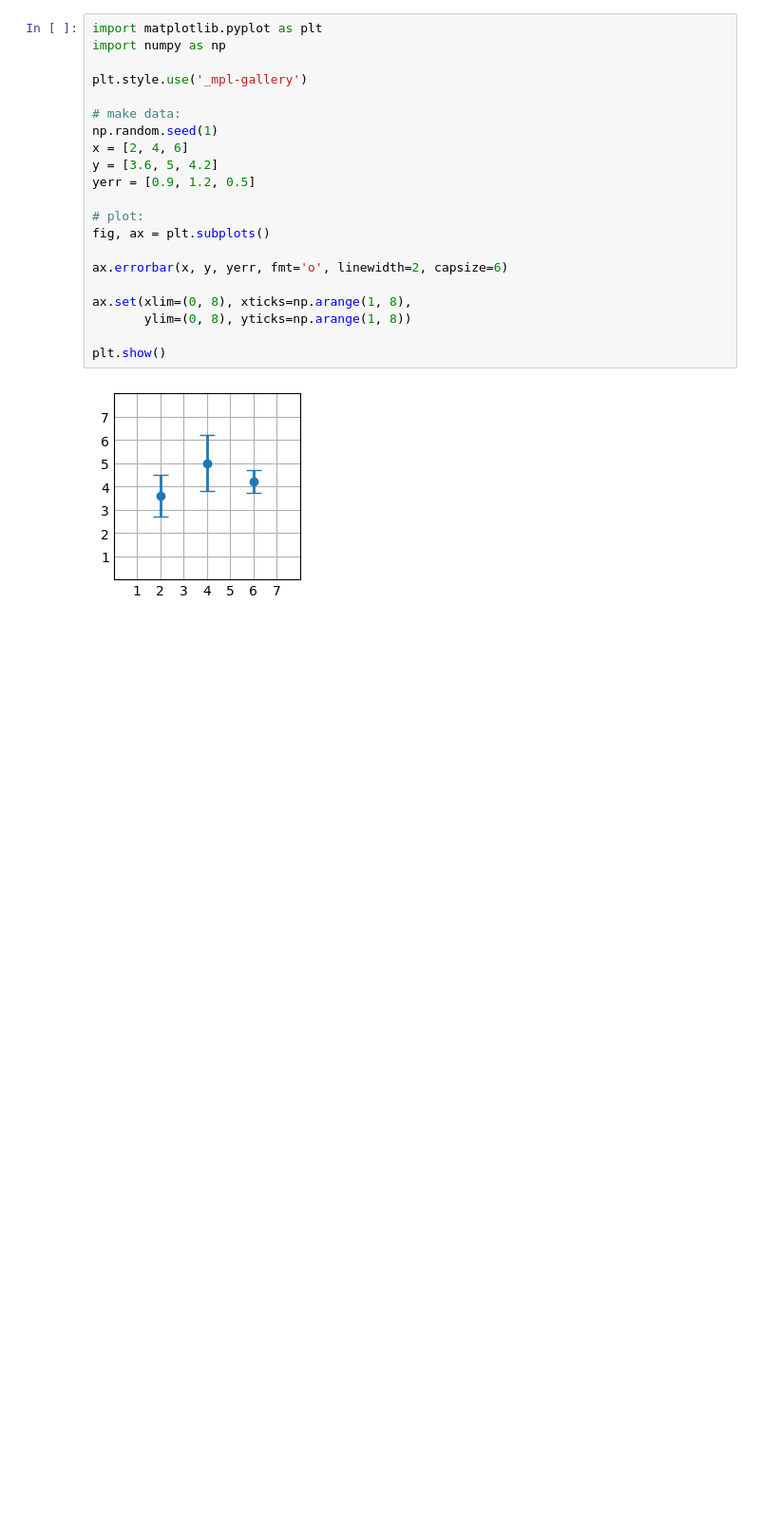
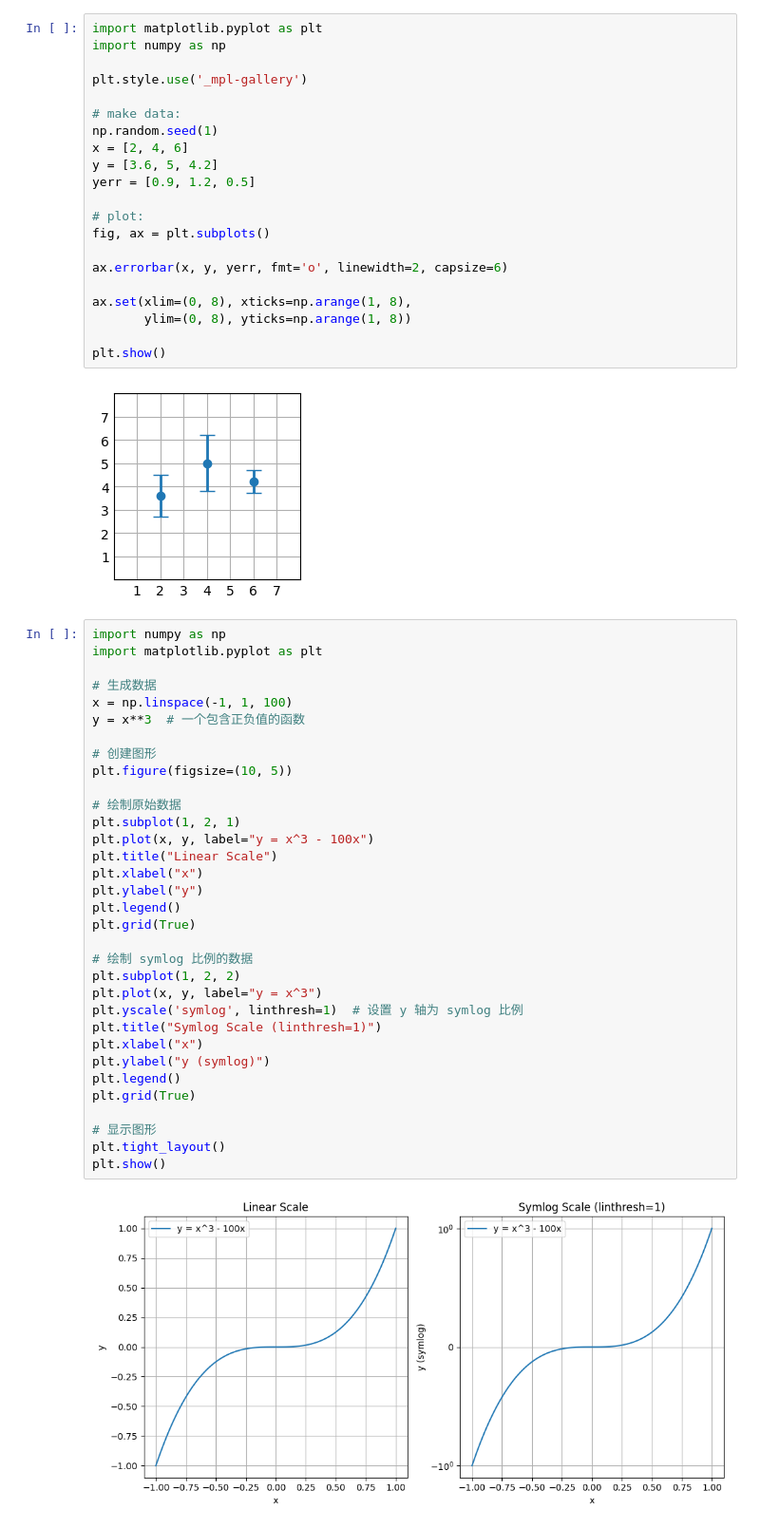
Before and after one commit to Fragecity/Shallow-fermionic-shadow, a Jupyter notebook: jl_src/Draw.ipynb, the cells around one changed output. Shown at 95% size. Saved outputs shown, nothing was run; the diff lists cells and outputs as text; blank space fills up the shorter version.

```diff
--- a/jl_src/Draw.ipynb
+++ b/jl_src/Draw.ipynb
@@ -552,3 +552,38 @@ ax.set(xlim=(0, 8), xticks=np.arange(1, 8),
 plt.show()
 # %% [output]
 [figure]
+# %%
+import numpy as np
+import matplotlib.pyplot as plt
+
+# 生成数据
+x = np.linspace(-1, 1, 100)
+y = x**3  # 一个包含正负值的函数
+
+# 创建图形
+plt.figure(figsize=(10, 5))
+
+# 绘制原始数据
+plt.subplot(1, 2, 1)
+plt.plot(x, y, label="y = x^3 - 100x")
+plt.title("Linear Scale")
+plt.xlabel("x")
+plt.ylabel("y")
+plt.legend()
+plt.grid(True)
+
+# 绘制 symlog 比例的数据
+plt.subplot(1, 2, 2)
+plt.plot(x, y, label="y = x^3")
+plt.yscale('symlog', linthresh=1)  # 设置 y 轴为 symlog 比例
+plt.title("Symlog Scale (linthresh=1)")
+plt.xlabel("x")
+plt.ylabel("y (symlog)")
+plt.legend()
+plt.grid(True)
+
+# 显示图形
+plt.tight_layout()
+plt.show()
+# %% [output]
+[figure, added]
```
Also changed, not shown: 31 other files.
